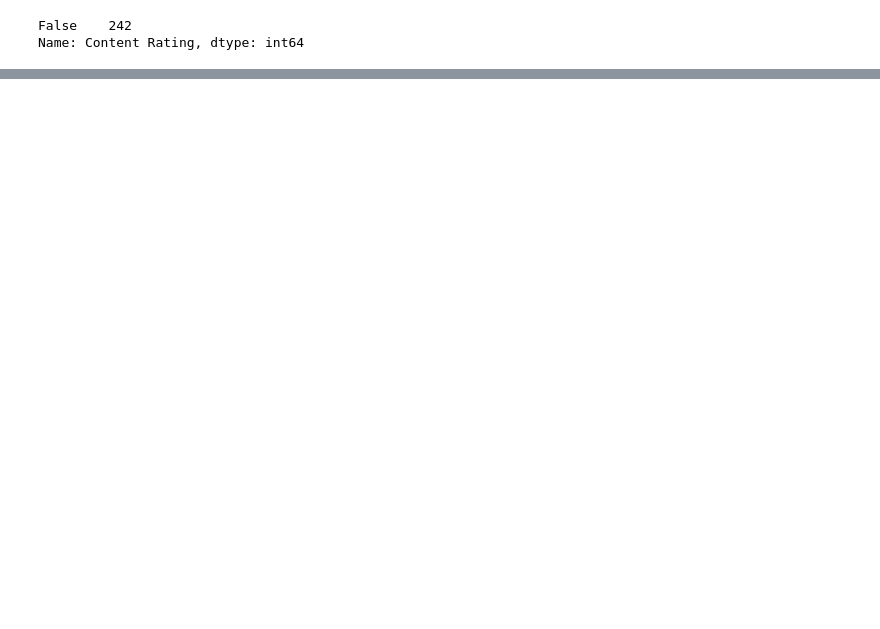
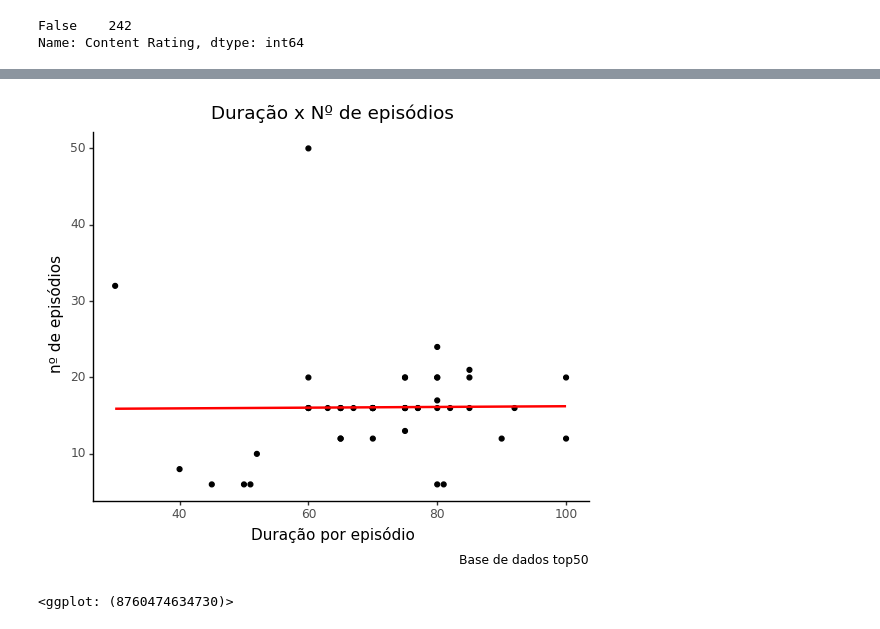
Before and after one commit to raquel1993/my-first-python-analysis, a Jupyter notebook: RaquelCorreia_PythonAnalysis.ipynb, the cells around one changed output, grey strips where cells are left out. Cells and saved outputs as stored; diff of their text form; code cells hidden in the pictures; blank space fills up the shorter version.

```diff
--- a/RaquelCorreia_PythonAnalysis.ipynb
+++ b/RaquelCorreia_PythonAnalysis.ipynb
@@ -141,0 +214,15 @@ Name: Content Rating, dtype: int64
+# %%
+(ggplot(top50, aes(x="Duration",
+                    y="Number of Episodes")) +
+ geom_point() +
+ theme_classic() +
+ labs(title = "Duração x Nº de episódios",
+      x = "Duração por episódio",
+      y = "nº de episódios",
+      colour = "Cilindros",
+      caption = "Base de dados top50") +
+ geom_smooth(method = "lm", se = False, color = "red")
+)
+# %% [output]
+[figure, added]
+<ggplot: (8760474634730)>
```
Also changed, not shown: parts of 9 cells of this notebook.
